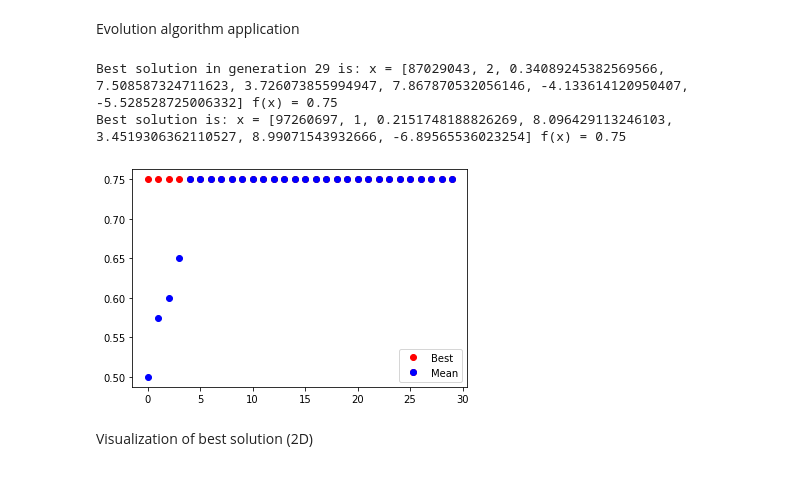
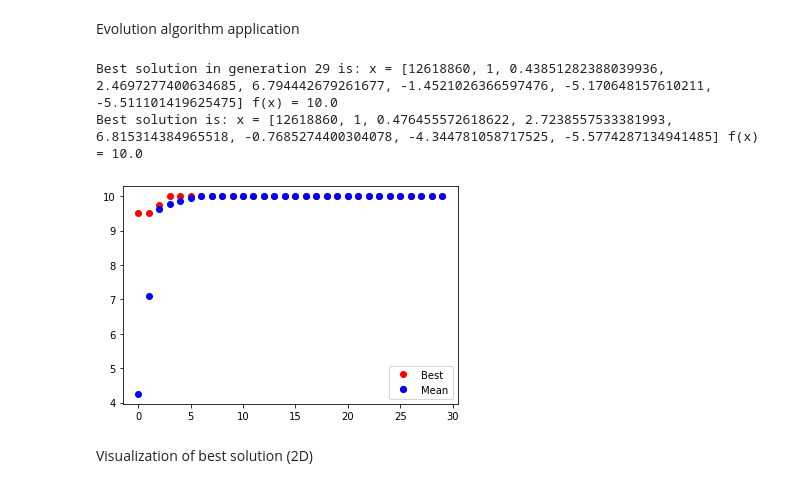
Before and after one commit to grigorescuandrei/noise-based-classifier, a Jupyter notebook: prototype/demo.ipynb, the cells around one changed output. Cells and saved outputs as stored; diff of their text form; code cells hidden in the pictures.

Commit message:
Added iris data, calibrated data visualization, added least turbulence (octave) criteria

```diff
--- a/prototype/demo.ipynb
+++ b/prototype/demo.ipynb
@@ -379,9 +378,6 @@ class GA:
 # %% [markdown]
 Evolution algorithm application
 # %%
-from random import seed
-import copy
-
 seed(None)
 
 def fcEval(solution):
@@ -401,10 +397,10 @@ def fcEval(solution):
             value = input[i]
             processedInput.append(value * scale + offset)
         processedInput.append(zOffset)
-        result = noise(processedInput) > threshold
+        result = noise(processedInput) + 0.5 > threshold
         computedResults.append(result)
 
-    return computeFitness(computedResults, realResults)
+    return computeFitness(computedResults, realResults) + 10 - octaves
 
 # initialise de GA parameters
 gaParam = {'popSize' : 10, 'noGen' : 30, 'pc' : 0.8, 'pm' : 0.1}
@@ -425,35 +421,35 @@ overallBestSolY = overallBestChromo.fitness
 for g in range(gaParam['noGen']):
     #plotting preparation
     allPotentialSolutionsX = [c.representation for c in ga.population]
     allPotentialSolutionsY = [c.fitness for c in ga.population]
     bestChromo = ga.bestChromosome()
     bestSolX = bestChromo.representation
     bestSolY = bestChromo.fitness
     allBestFitnesses.append(bestSolY)
     allAvgFitnesses.append(sum(allPotentialSolutionsY) / len(allPotentialSolutionsY))
     generations.append(g)
     #plotAFunction(xref, yref, allPotentialSolutionsX, allPotentialSolutionsY, bestSolX, [bestSolY], 'generation: ' + str(g))
 
     #logic alg
     ga.oneGenerationSteadyState()
     #ga.oneGeneration()
     #ga.oneGenerationElitism()
 
     if bestSolY > overallBestSolY:
         overallBestChromo = bestChromo
         overallBestSolY = bestSolY
 
 print('Best solution in generation ' + str(g) + ' is: x = ' + str(bestChromo.representation) + ' f(x) = ' + str(bestChromo.fitness))
 print('Best solution is: x = ' + str(overallBestChromo.representation) + ' f(x) = ' + str(overallBestChromo.fitness))
 
 plt.ioff()
 best, = plt.plot(generations, allBestFitnesses, 'ro', label = 'best')
 mean, = plt.plot(generations, allAvgFitnesses, 'bo', label = 'mean')
 plt.legend([best, (best, mean)], ['Best', 'Mean'])
 plt.show()
 # %% [output]
-Best solution in generation 29 is: x = [87029043, 2, 0.34089245382569566, 7.508587324711623, 3.726073855994947, 7.867870532056146, -4.133614120950407, -5.528528725006332] f(x) = 0.75
-Best solution is: x = [97260697, 1, 0.2151748188826269, 8.096429113246103, 3.4519306362110527, 8.99071543932666, -6.89565536023254] f(x) = 0.75
+Best solution in generation 29 is: x = [12618860, 1, 0.43851282388039936, 2.4697277400634685, 6.794442679261677, -1.4521026366597476, -5.170648157610211, -5.511101419625475] f(x) = 10.0
+Best solution is: x = [12618860, 1, 0.476455572618622, 2.7238557533381993, 6.815314384965518, -0.7685274400304078, -4.344781058717525, -5.5774287134941485] f(x) = 10.0
-[figure, old version]
+[figure, new version]
 # %% [markdown]
 Visualization of best solution (2D)
```
Also changed, not shown: parts of 6 cells of this notebook, 1 other file.
